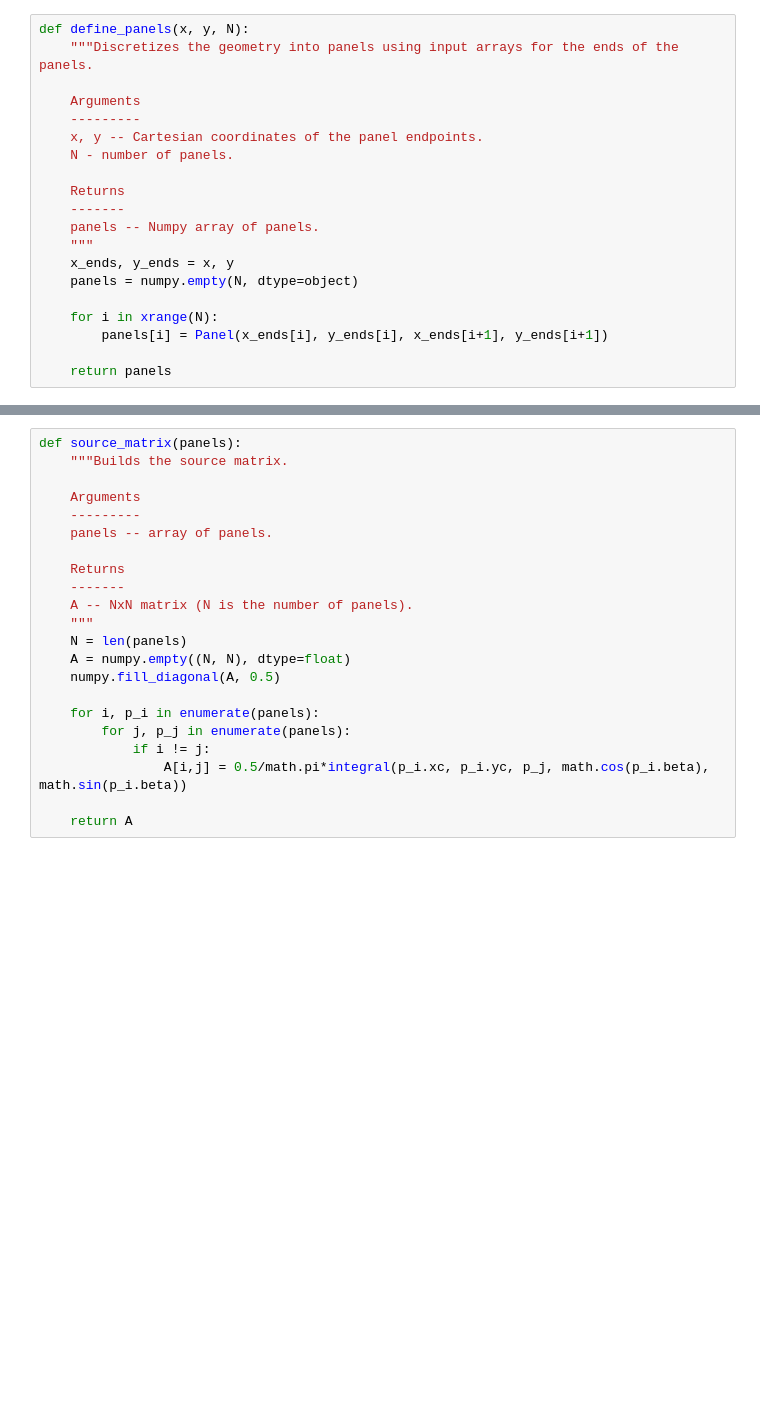
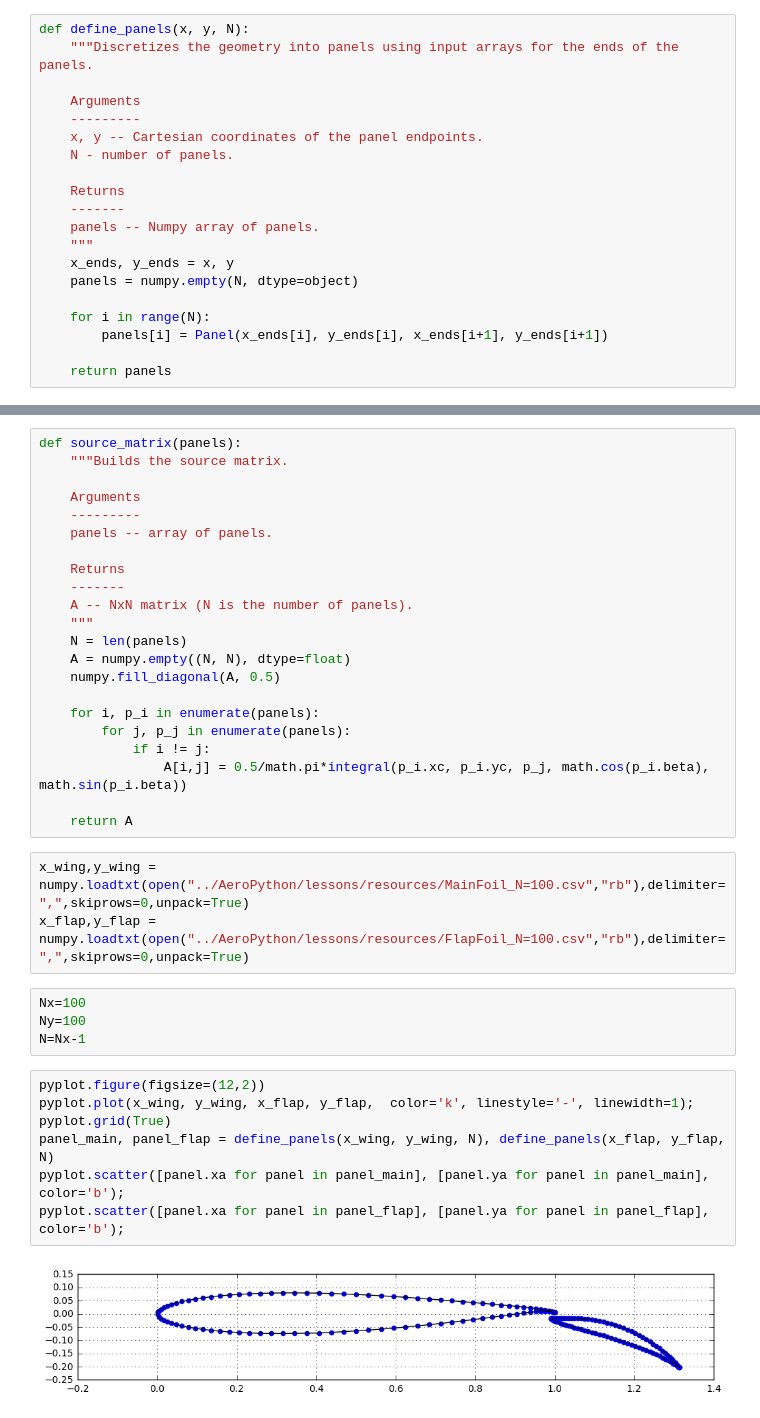
Before and after one commit to iamisrapel/MAE6226, a Jupyter notebook: assignment_11.ipynb, the cells around one changed output, grey strips where cells are left out. Cells and saved outputs as stored; diff of their text form; blank space fills up the shorter version.

```diff
--- a/assignment_11.ipynb
+++ b/assignment_11.ipynb
@@ -65,7 +65,7 @@ def define_panels(x, y, N):
     x_ends, y_ends = x, y
     panels = numpy.empty(N, dtype=object)
 
-    for i in xrange(N):
+    for i in range(N):
         panels[i] = Panel(x_ends[i], y_ends[i], x_ends[i+1], y_ends[i+1])
 
     return panels
@@ -233,3 +233,19 @@ def source_matrix(panels):
                 A[i,j] = 0.5/math.pi*integral(p_i.xc, p_i.yc, p_j, math.cos(p_i.beta), math.sin(p_i.beta))
 
     return A
+# %%
+x_wing,y_wing = numpy.loadtxt(open("../AeroPython/lessons/resources/MainFoil_N=100.csv","rb"),delimiter=",",skiprows=0,unpack=True)
+x_flap,y_flap = numpy.loadtxt(open("../AeroPython/lessons/resources/FlapFoil_N=100.csv","rb"),delimiter=",",skiprows=0,unpack=True)
+# %%
+Nx=100
+Ny=100
+N=Nx-1
+# %%
+pyplot.figure(figsize=(12,2))
+pyplot.plot(x_wing, y_wing, x_flap, y_flap,  color='k', linestyle='-', linewidth=1);
+pyplot.grid(True)
+panel_main, panel_flap = define_panels(x_wing, y_wing, N), define_panels(x_flap, y_flap, N)
+pyplot.scatter([panel.xa for panel in panel_main], [panel.ya for panel in panel_main], color='b');
+pyplot.scatter([panel.xa for panel in panel_flap], [panel.ya for panel in panel_flap], color='b');
+# %% [output]
+[figure, added]
```
Also changed, not shown: parts of 1 cell of this notebook.
